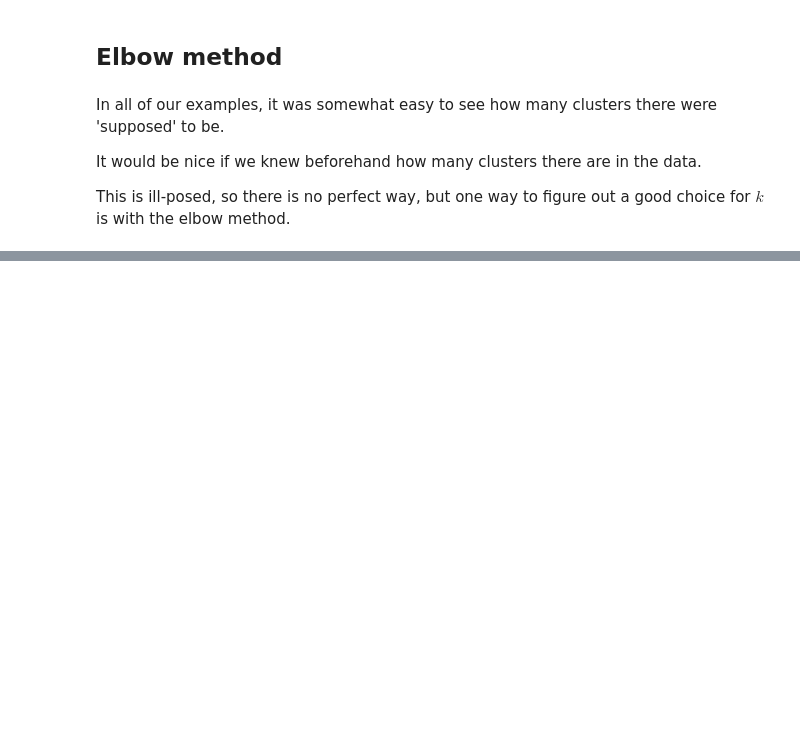
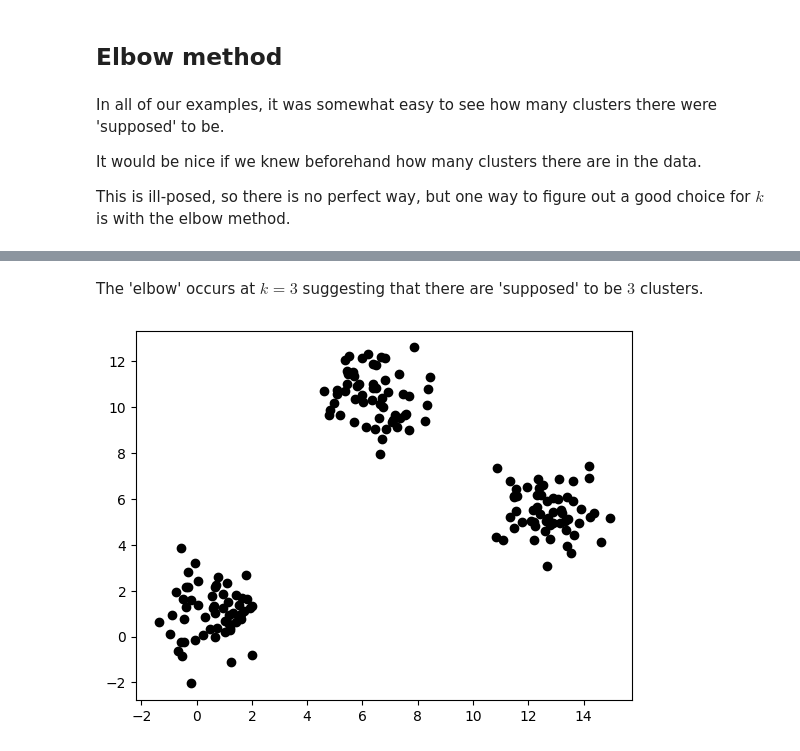
Before and after one commit to joshmaglione/CS4102-Jupyter, a Jupyter notebook: Week10.ipynb, the cells around one changed output, grey strips where cells are left out. Saved outputs shown, nothing was run; the diff lists cells and outputs as text; code cells hidden in the pictures; blank space fills up the shorter version.

```diff
--- a/Week10.ipynb
+++ b/Week10.ipynb
@@ -193,0 +237,6 @@ where $C_i$ is the $i$th cluster and $c_i$ is the centroid associated with the $
+# %% [markdown]
+The 'elbow' occurs at $k=3$ suggesting that there are 'supposed' to be $3$ clusters.
+# %%
+plot = Voronoi(data_3c)
+# %% [output]
+[figure, added]
```
Also changed, not shown: parts of 20 cells of this notebook.
